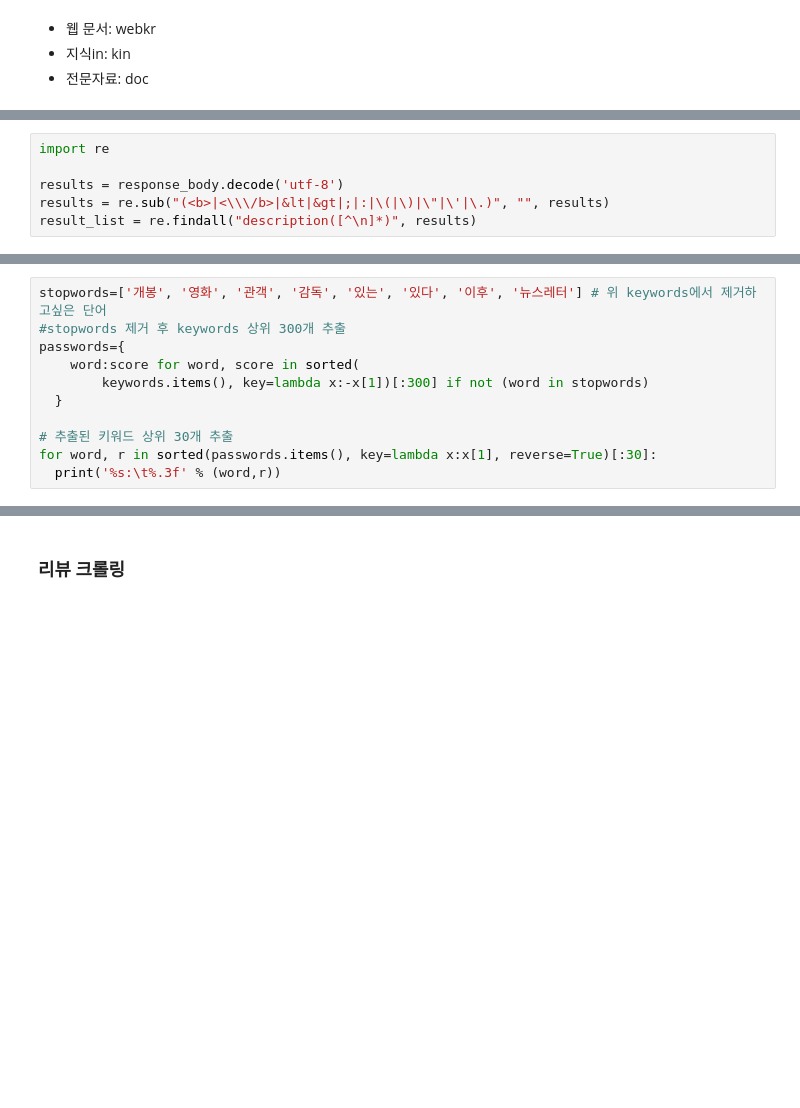
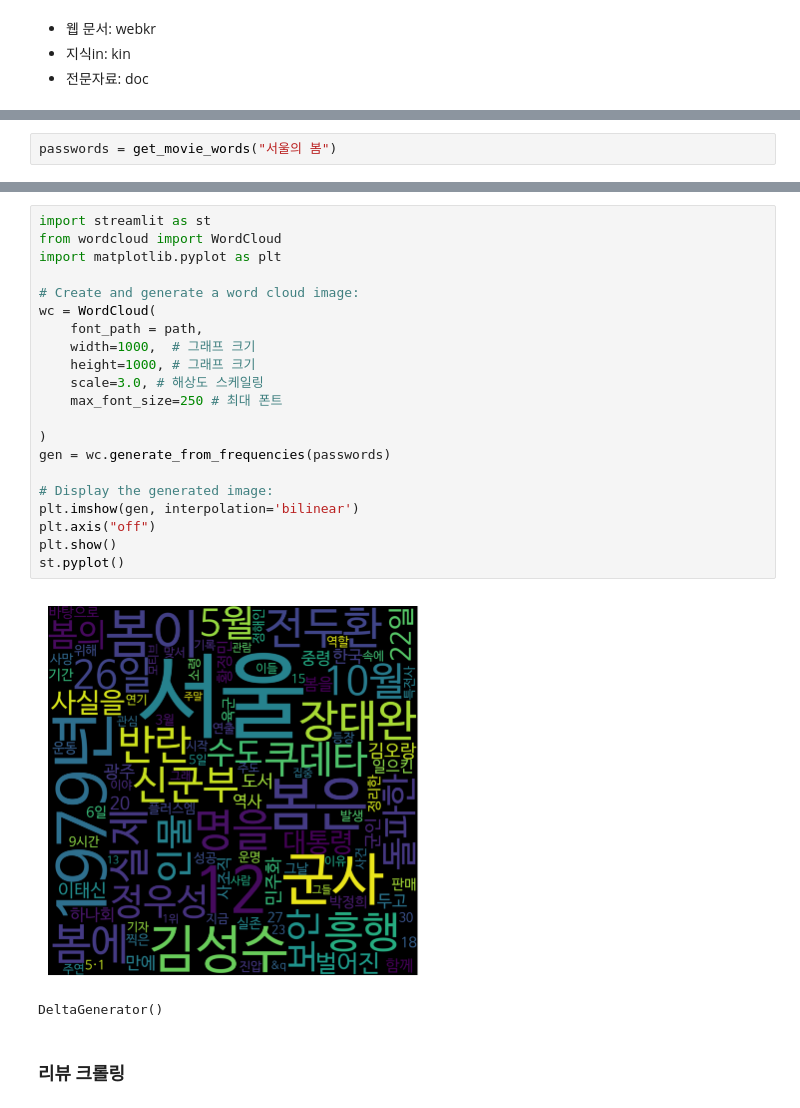
Before and after one commit to yu901/data_analysis, a Jupyter notebook: notebook/movie review.ipynb, the cells around one changed output, grey strips where cells are left out. Drawn from its saved outputs; the diff is of its cells as text; blank space fills up the shorter version.

Commit message:
word cloud 추가

```diff
--- a/notebook/movie review.ipynb
+++ b/notebook/movie review.ipynb
@@ -49,6 +16,0 @@ else:
-# %%
-import re
-
-results = response_body.decode('utf-8')
-results = re.sub("(<b>|<\\\/b>|&lt|&gt|;|:|\(|\)|\"|\'|\.)", "", results)
-result_list = re.findall("description([^\n]*)", results)
@@ -124,11 +16,0 @@ done = 10
-# %%
-stopwords=['개봉', '영화', '관객', '감독', '있는', '있다', '이후', '뉴스레터'] # 위 keywords에서 제거하고싶은 단어
-#stopwords 제거 후 keywords 상위 300개 추출
-passwords={
-    word:score for word, score in sorted(
-        keywords.items(), key=lambda x:-x[1])[:300] if not (word in stopwords)
-  }
-
-# 추출된 키워드 상위 30개 추출
-for word, r in sorted(passwords.items(), key=lambda x:x[1], reverse=True)[:30]:
-  print('%s:\t%.3f' % (word,r))
@@ -187,0 +68,2 @@ plt.imshow(gen)
+# %%
+passwords = get_movie_words("서울의 봄")
@@ -188,3 +112,27 @@ plt.imshow(gen)
+# %%
+import streamlit as st
+from wordcloud import WordCloud
+import matplotlib.pyplot as plt
+
+# Create and generate a word cloud image:
+wc = WordCloud(
+    font_path = path,
+    width=1000,  # 그래프 크기
+    height=1000, # 그래프 크기
+    scale=3.0, # 해상도 스케일링
+    max_font_size=250 # 최대 폰트
+
+)
+gen = wc.generate_from_frequencies(passwords)
+
+# Display the generated image:
+plt.imshow(gen, interpolation='bilinear')
+plt.axis("off")
+plt.show()
+st.pyplot()
+# %% [output]
+[figure, added]
+DeltaGenerator()
 # %% [markdown]
 ### 리뷰 크롤링
 # %%
```
Also changed, not shown: parts of 13 cells of this notebook, 3 other files.
